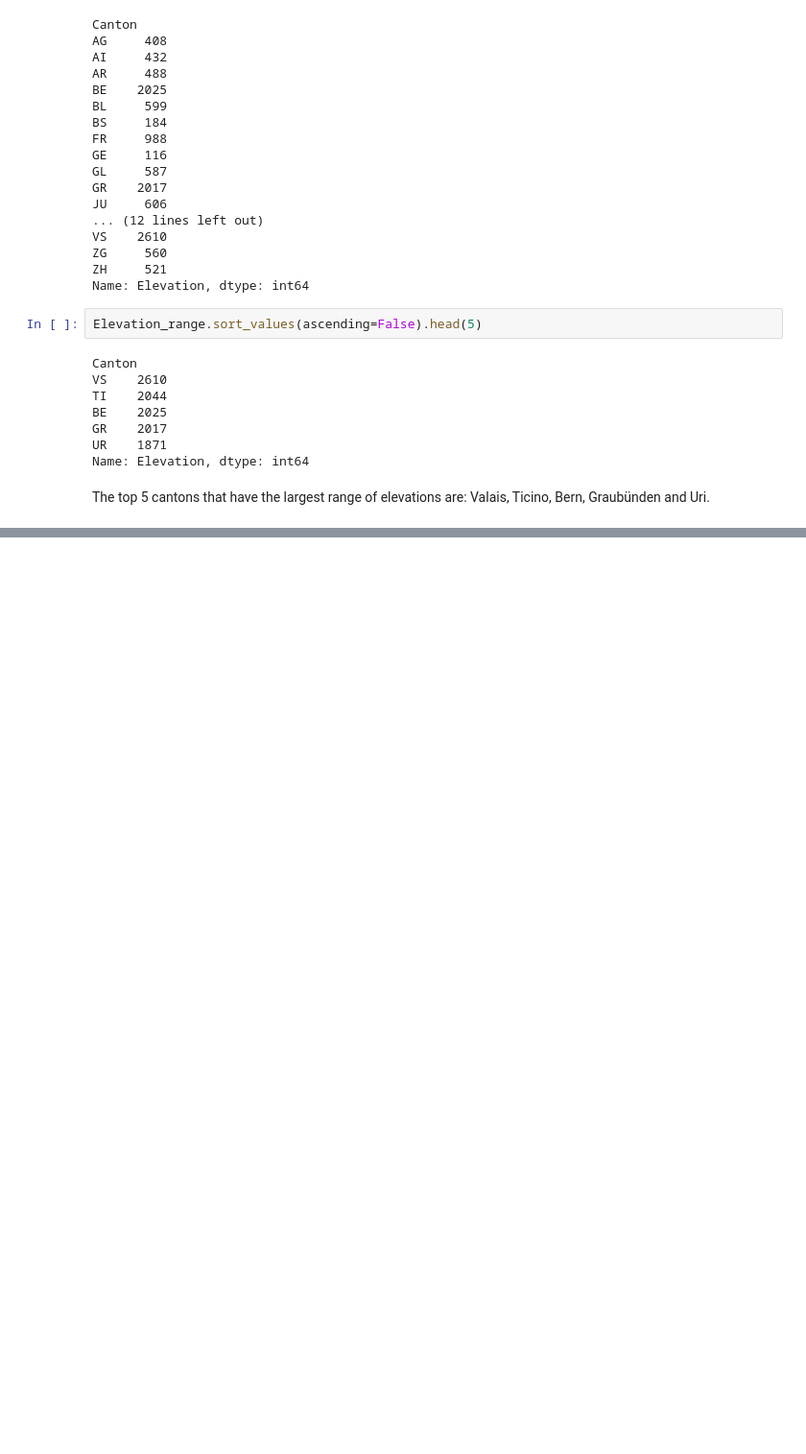
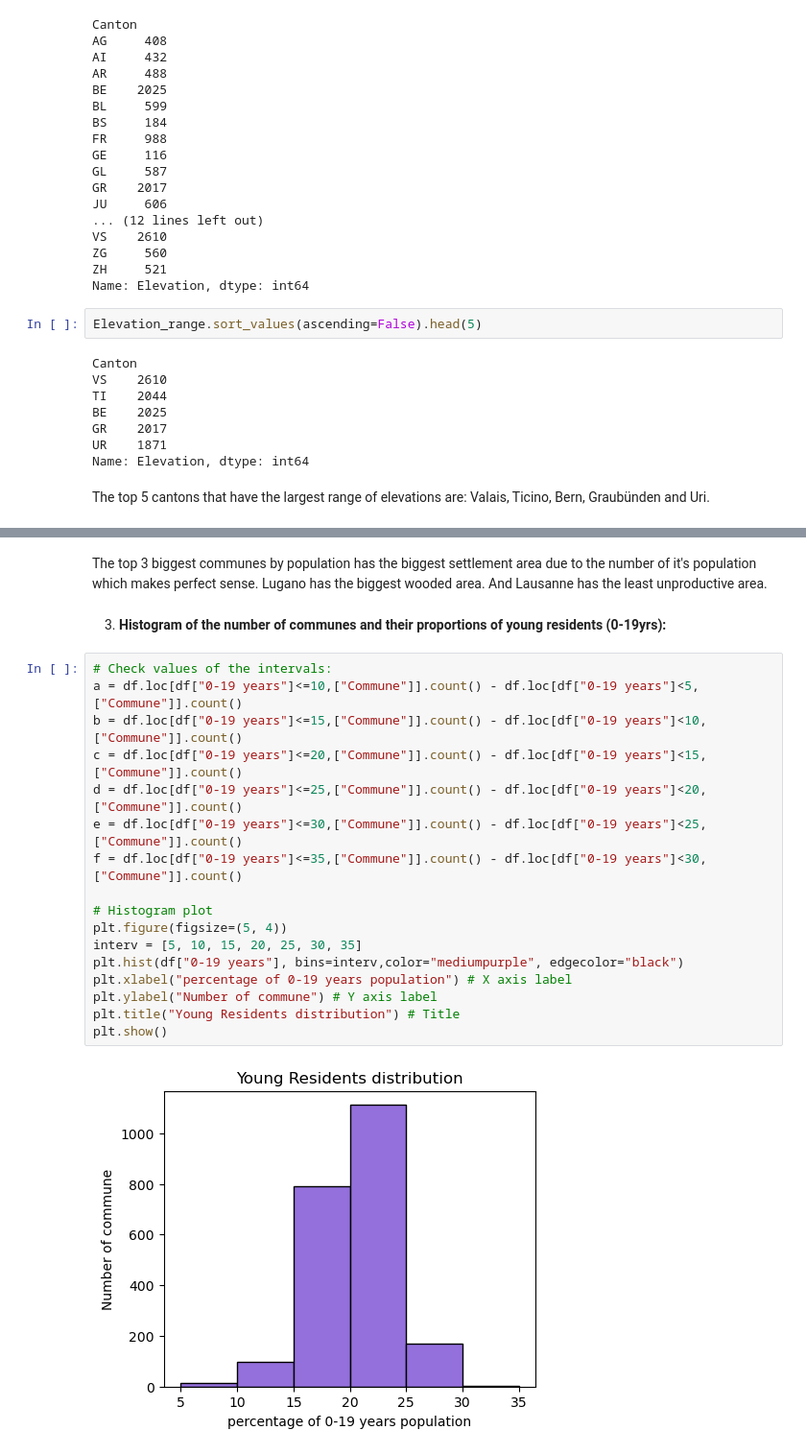
Before and after one commit to maharhandi/Intro_data_analysis, a Jupyter notebook: communes_solution.ipynb, the cells around one changed output, grey strips where cells are left out. Shown at 96% size. Cells and saved outputs as stored; diff of their text form; blank space fills up the shorter version.

```diff
--- a/communes_solution.ipynb
+++ b/communes_solution.ipynb
@@ -316,0 +354,23 @@ The top 5 cantons that have the largest range of elevations are: Valais, Ticino,
+# %% [markdown]
+The top 3 biggest communes by population has the biggest settlement area due to the number of it's population which makes perfect sense. Lugano has the biggest wooded area. And Lausanne has the least unproductive area.
+# %% [markdown]
+3. **Histogram of the number of communes and their proportions of young residents (0-19yrs):**
+# %%
+# Check values of the intervals:
+a = df.loc[df["0-19 years"]<=10,["Commune"]].count() - df.loc[df["0-19 years"]<5,["Commune"]].count()
+b = df.loc[df["0-19 years"]<=15,["Commune"]].count() - df.loc[df["0-19 years"]<10,["Commune"]].count()
+c = df.loc[df["0-19 years"]<=20,["Commune"]].count() - df.loc[df["0-19 years"]<15,["Commune"]].count()
+d = df.loc[df["0-19 years"]<=25,["Commune"]].count() - df.loc[df["0-19 years"]<20,["Commune"]].count()
+e = df.loc[df["0-19 years"]<=30,["Commune"]].count() - df.loc[df["0-19 years"]<25,["Commune"]].count()
+f = df.loc[df["0-19 years"]<=35,["Commune"]].count() - df.loc[df["0-19 years"]<30,["Commune"]].count()
+
+# Histogram plot
+plt.figure(figsize=(5, 4))
+interv = [5, 10, 15, 20, 25, 30, 35]
+plt.hist(df["0-19 years"], bins=interv,color="mediumpurple", edgecolor="black")
+plt.xlabel("percentage of 0-19 years population") # X axis label
+plt.ylabel("Number of commune") # Y axis label
+plt.title("Young Residents distribution") # Title
+plt.show()
+# %% [output]
+[figure, added]
```
Also changed, not shown: parts of 23 cells of this notebook.
